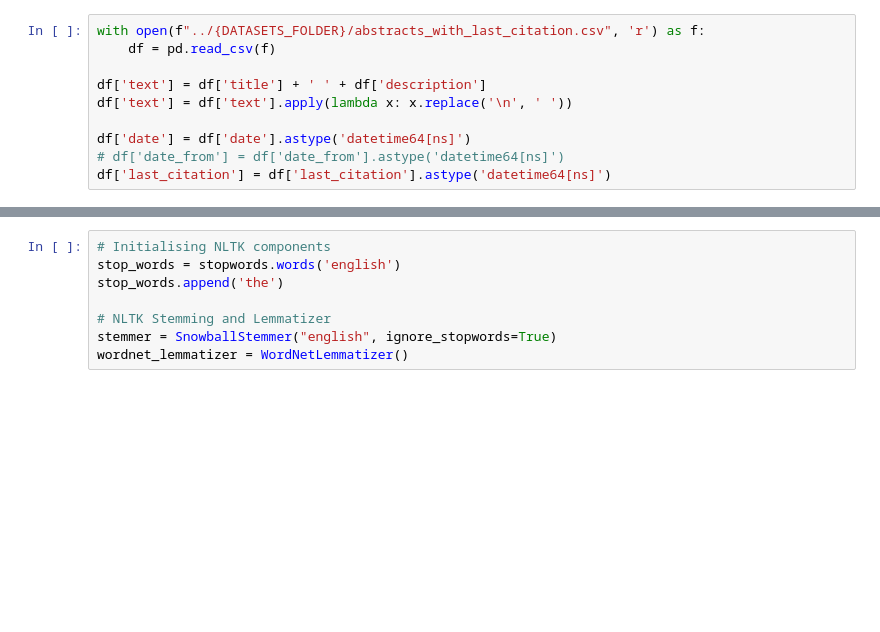
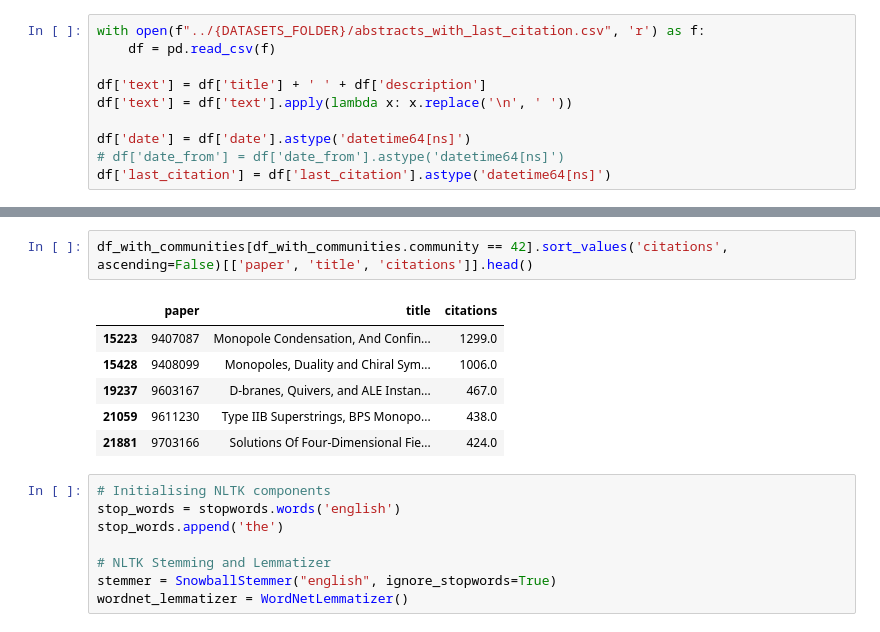
Before and after one commit to ajmaradiaga/dmsn-group15-citation-networks, a Jupyter notebook: text-analysis/topics-per-community.ipynb, the cells around one changed output, grey strips where cells are left out. Drawn from its saved outputs; the diff is of its cells as text; blank space fills up the shorter version.

```diff
--- a/text-analysis/topics-per-community.ipynb
+++ b/text-analysis/topics-per-community.ipynb
@@ -91,3 +109,12 @@ df_with_communities.head()
+# %%
+df_with_communities[df_with_communities.community == 42].sort_values('citations', ascending=False)[['paper', 'title', 'citations']].head()
+# %% [output]
+|  | paper | title | citations |
+| 15223 | 9407087 | Monopole Condensation, And Confin... | 1299.0 |
+| 15428 | 9408099 | Monopoles, Duality and Chiral Sym... | 1006.0 |
+| 19237 | 9603167 | D-branes, Quivers, and ALE Instan... | 467.0 |
+| 21059 | 9611230 | Type IIB Superstrings, BPS Monopo... | 438.0 |
+| 21881 | 9703166 | Solutions Of Four-Dimensional Fie... | 424.0 |
 # %%
 # Initialising NLTK components
 stop_words = stopwords.words('english')
```
Also changed, not shown: parts of 3 cells of this notebook, 2 other files.
